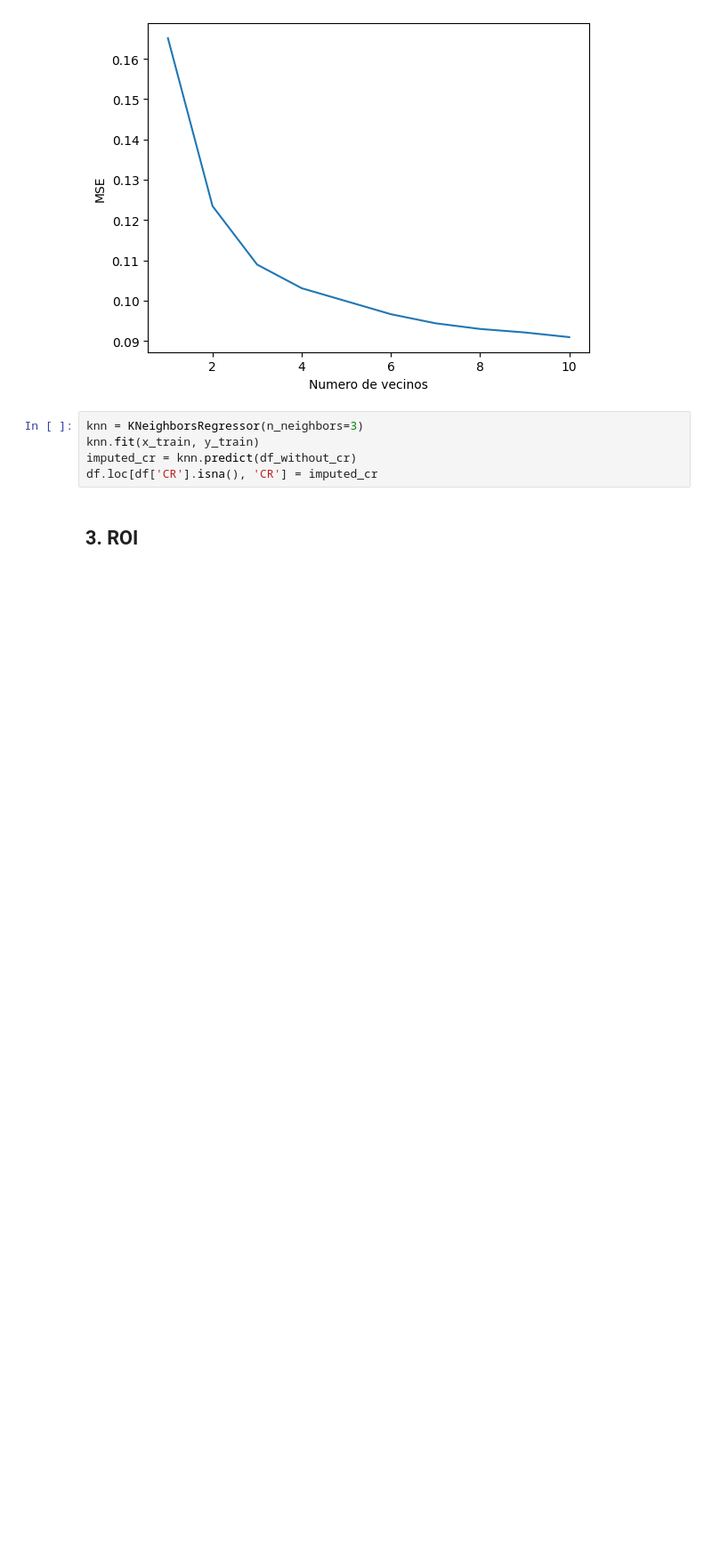
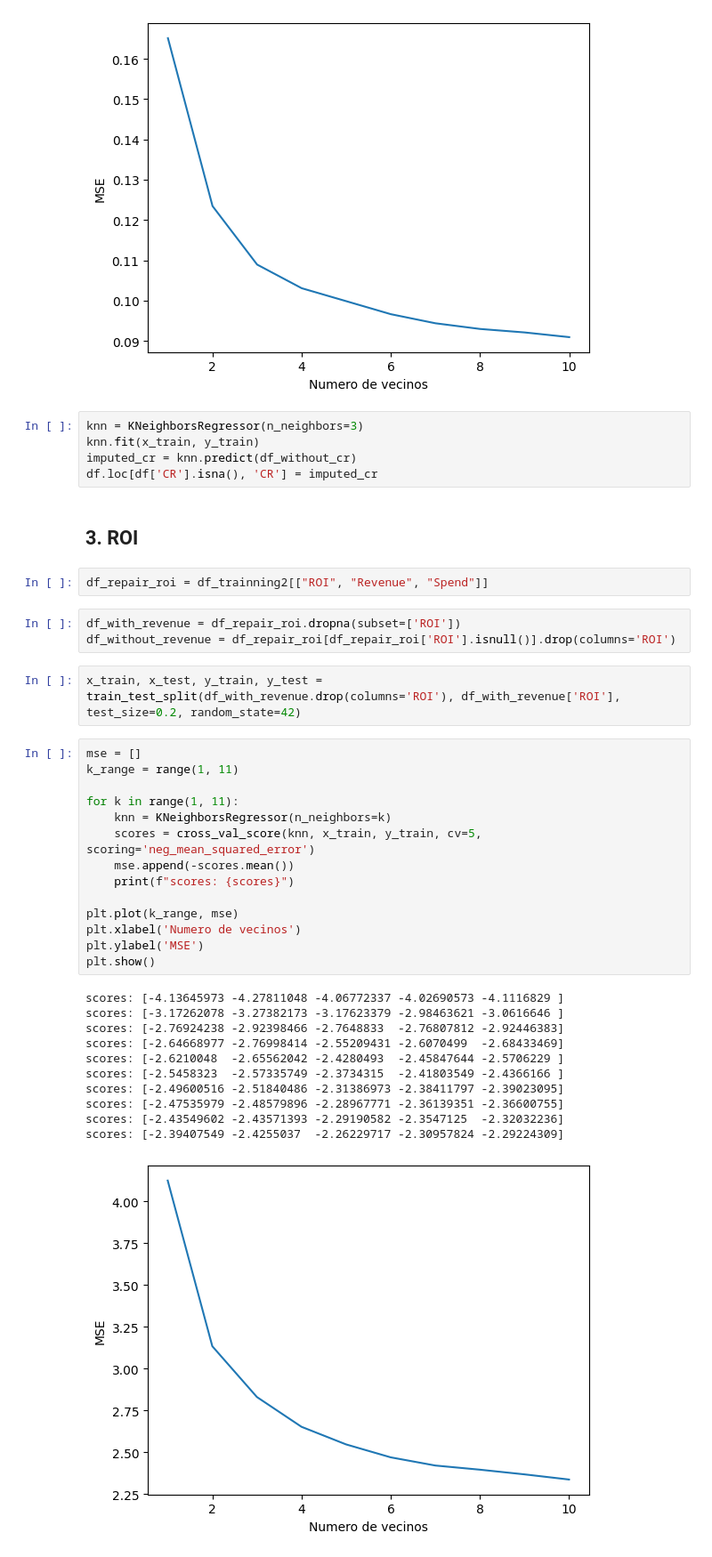
Before and after one commit to Germandcont/Data_Analysis_Project, a Jupyter notebook: Notebooks/Notebook.ipynb, the cells around one changed output. Shown at 89% size. Cells and saved outputs as stored; diff of their text form; blank space fills up the shorter version.

```diff
--- a/Notebooks/Notebook.ipynb
+++ b/Notebooks/Notebook.ipynb
@@ -597,3 +594,36 @@ imputed_cr = knn.predict(df_without_cr)
 df.loc[df['CR'].isna(), 'CR'] = imputed_cr
 # %% [markdown]
 ## 3. ROI
+# %%
+df_repair_roi = df_trainning2[["ROI", "Revenue", "Spend"]]
+# %%
+df_with_revenue = df_repair_roi.dropna(subset=['ROI'])
+df_without_revenue = df_repair_roi[df_repair_roi['ROI'].isnull()].drop(columns='ROI')
+# %%
+x_train, x_test, y_train, y_test = train_test_split(df_with_revenue.drop(columns='ROI'), df_with_revenue['ROI'], test_size=0.2, random_state=42)
+# %%
+mse = []
+k_range = range(1, 11)
+
+for k in range(1, 11):
+    knn = KNeighborsRegressor(n_neighbors=k)
+    scores = cross_val_score(knn, x_train, y_train, cv=5, scoring='neg_mean_squared_error')
+    mse.append(-scores.mean())
+    print(f"scores: {scores}")
+
+plt.plot(k_range, mse)
+plt.xlabel('Numero de vecinos')
+plt.ylabel('MSE')
+plt.show()
+# %% [output]
+scores: [-4.13645973 -4.27811048 -4.06772337 -4.02690573 -4.1116829 ]
+scores: [-3.17262078 -3.27382173 -3.17623379 -2.98463621 -3.0616646 ]
+scores: [-2.76924238 -2.92398466 -2.7648833  -2.76807812 -2.92446383]
+scores: [-2.64668977 -2.76998414 -2.55209431 -2.6070499  -2.68433469]
+scores: [-2.6210048  -2.65562042 -2.4280493  -2.45847644 -2.5706229 ]
+scores: [-2.5458323  -2.57335749 -2.3734315  -2.41803549 -2.4366166 ]
+scores: [-2.49600516 -2.51840486 -2.31386973 -2.38411797 -2.39023095]
+scores: [-2.47535979 -2.48579896 -2.28967771 -2.36139351 -2.36600755]
+scores: [-2.43549602 -2.43571393 -2.29190582 -2.3547125  -2.32032236]
+scores: [-2.39407549 -2.4255037  -2.26229717 -2.30957824 -2.29224309]
+[figure, added]
```
Also changed, not shown: parts of 39 cells of this notebook.
